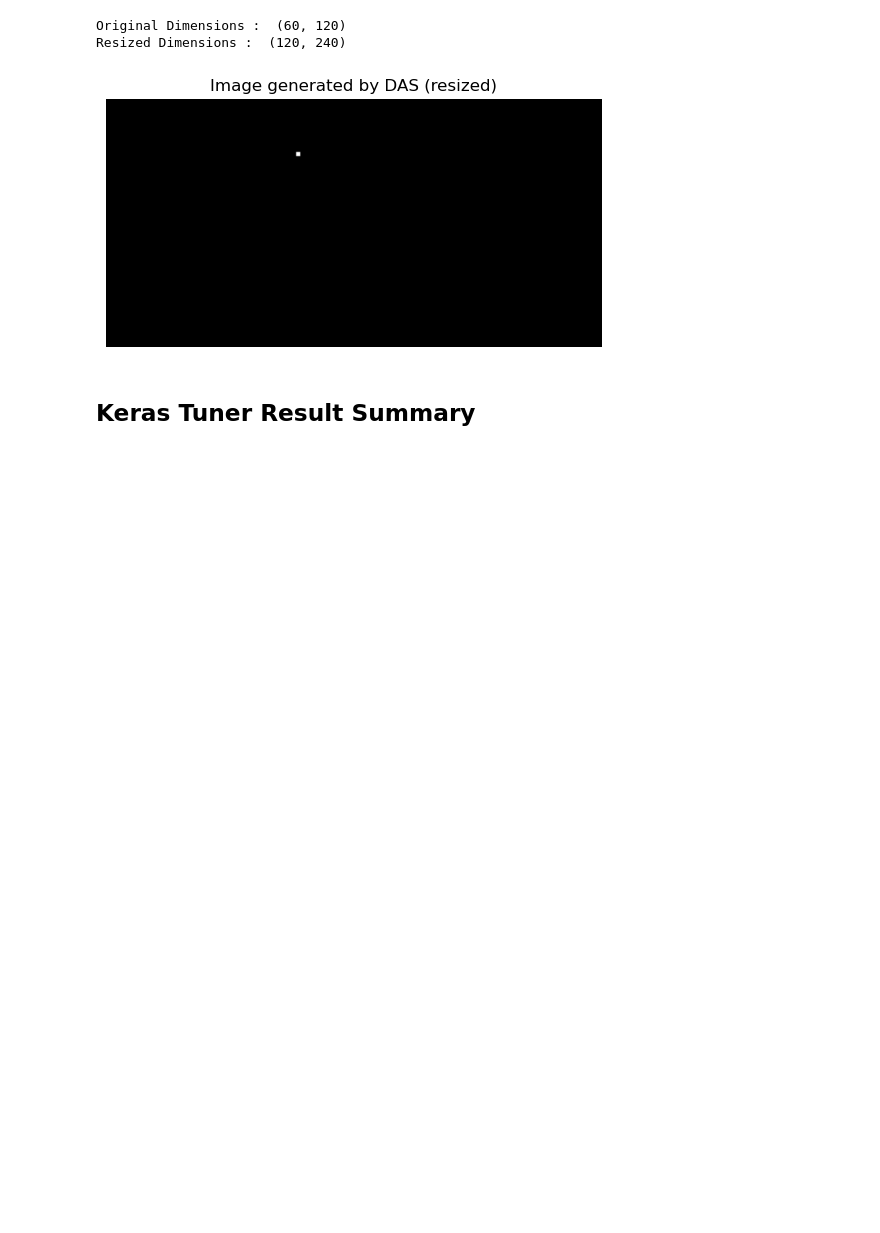
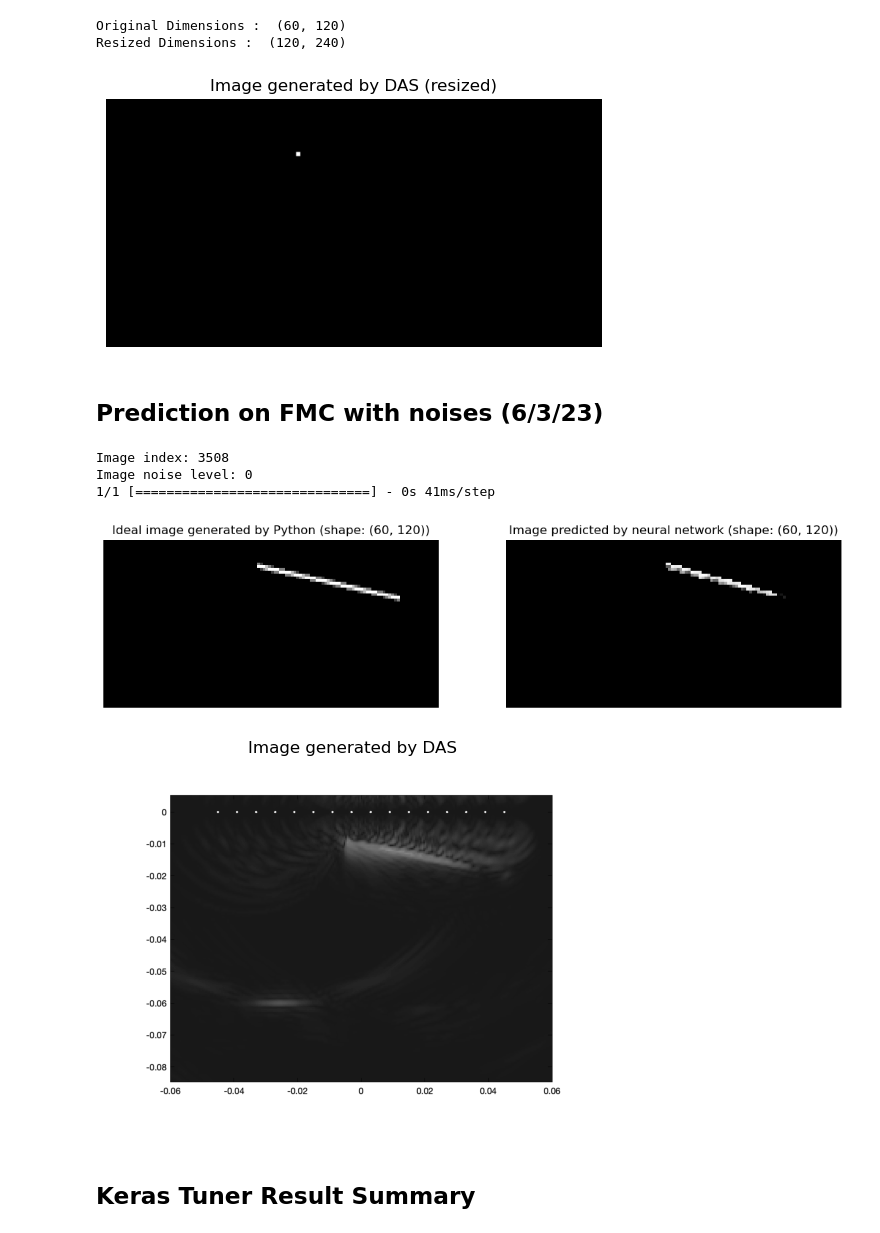
Before and after one commit to MC-Kangan/FYP_Ultrasound_Imaging_ML, a Jupyter notebook: Model_tester.ipynb, the cells around one changed output. Cells and saved outputs as stored; diff of their text form; code cells hidden in the pictures; blank space fills up the shorter version.

Commit message:
Tested model performance with noisy FMCs; Computed MSEs of the model predictions and store that to a dataframe; Added comments on the Model_tester.ipynb file.

```diff
--- a/Model_tester.ipynb
+++ b/Model_tester.ipynb
@@ -155,6 +258,69 @@ plt.show()
 Original Dimensions :  (60, 120)
 Resized Dimensions :  (120, 240)
 [figure]
+# %% [markdown]
+## Prediction on FMC with noises (6/3/23)
+# %%
+# Load noise data from each individual fmc file
+
+filename = 'fmc_3501_40'
+
+def check_result_with_noise(model, filename):
+    [_, index, noise_level] = filename.split('_')
+
+    print(f'Image index: {index}')
+    print(f'Image noise level: {noise_level}')
+
+    # 1. Plotting the true_img (ideal image) generated by python
+
+    img_resize_factor = 50
+
+    true_img_dirname = '/Users/chenkangan/PycharmProjects/ME4_FYP_py/py_output_fig_no_backwall_crop'
+
+    true_img = cv.imread(f'{true_img_dirname}/defect_{index}_yshift_60.png',cv.IMREAD_GRAYSCALE)
+    true_img_scale = img_resize(true_img, scale_percent = img_resize_factor) # Resize the image
+
+    fig, ax = plt.subplots(1,2, figsize = [13,5])
+    ax[0].imshow(true_img_scale, cmap ='gray')
+    ax[0].set_title(f'Ideal image generated by Python (shape: {true_img_scale.shape})')
+    ax[0].axis('off')
+
+    # 2. Plotting the image predicted by Python
+    fmc_dirname = '/Users/chenkangan/Desktop/ME4_FYP/imageGenerate_2022/FMC_variable_noise'
+    mat = scipy.io.loadmat(f'{fmc_dirname}/{filename}.mat')
+    fmc = mat['timeTraces'][::5] # Subsampling
+    X_test = fmc.reshape(1, 895, 16, 16, 1) # Reshaping
+    X_test = X_test/1.75e-14 # Scaling
+
+    threshold = -0.1
+
+    ypred = model.predict(X_test[0].reshape(-1, 895, 16, 16))
+    ypred[ypred <= threshold] = 0
+    ypred[ypred > threshold] = np.abs(ypred[ypred > threshold])*255
+    img = ypred.reshape(int(120*img_resize_factor/100), int(240*img_resize_factor/100))
+
+    ax[1].imshow(img, cmap ='gray')
+    ax[1].set_title(f'Image predicted by neural network (shape: {img.shape})')
+    ax[1].axis('off')
+
+
+    # 3. Plotting the DAS image produced by MATLAB
+    das_fmc_dirName = "/Users/chenkangan/Desktop/ME4_FYP/imageGenerate_2022/DAS_Figure_FMC_noise"
+    # Read image in greyscale
+    image_das_fmc = cv.imread(f'{das_fmc_dirName}/Figure_{index}_{noise_level}_fmc.png',cv.IMREAD_GRAYSCALE)  # convert to array
+    fig, ax = plt.subplots()
+    plt.imshow(image_das_fmc, cmap='gray')
+    plt.title('Image generated by DAS')
+    plt.axis('off')
+    plt.show()
+
+check_result_with_noise(model, filename = 'fmc_3508_0')
+# %% [output]
+Image index: 3508
+Image noise level: 0
+1/1 [==============================] - 0s 41ms/step
+[figure, added]
+[figure, added]
 # %% [markdown]
 ## Keras Tuner Result Summary
 # %%
```
Also changed, not shown: parts of 25 cells of this notebook, 2 other files.
